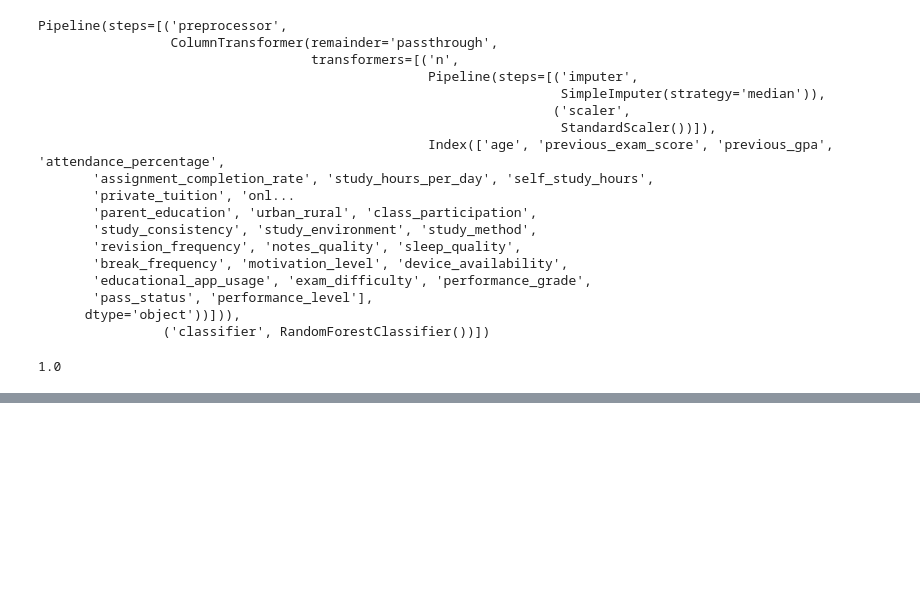
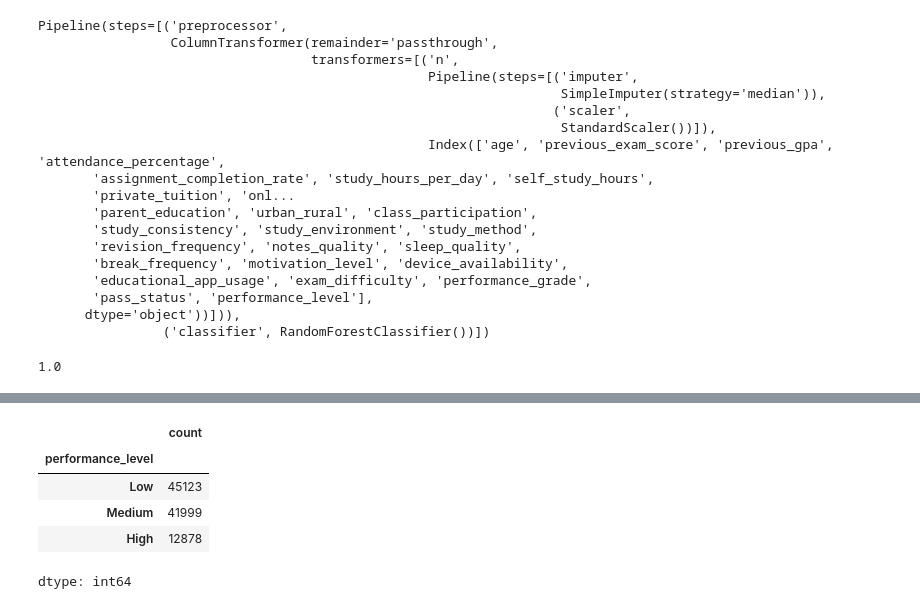
Before and after one commit to fernandyan/MyGoogleColab, a Jupyter notebook: fernand_flask2.ipynb, the cells around one changed output, grey strips where cells are left out. Drawn from its saved outputs; the diff is of its cells as text; code cells hidden in the pictures; blank space fills up the shorter version.

```diff
--- a/fernand_flask2.ipynb
+++ b/fernand_flask2.ipynb
@@ -417,0 +457,9 @@ clf.score(X_test, y_test)
+# %%
+y.value_counts()
+# %% [output]
+|  | count |
+| performance_level |  |
+| Low | 45123 |
+| Medium | 41999 |
+| High | 12878 |
+dtype: int64
```
Also changed, not shown: parts of 10 cells of this notebook.
